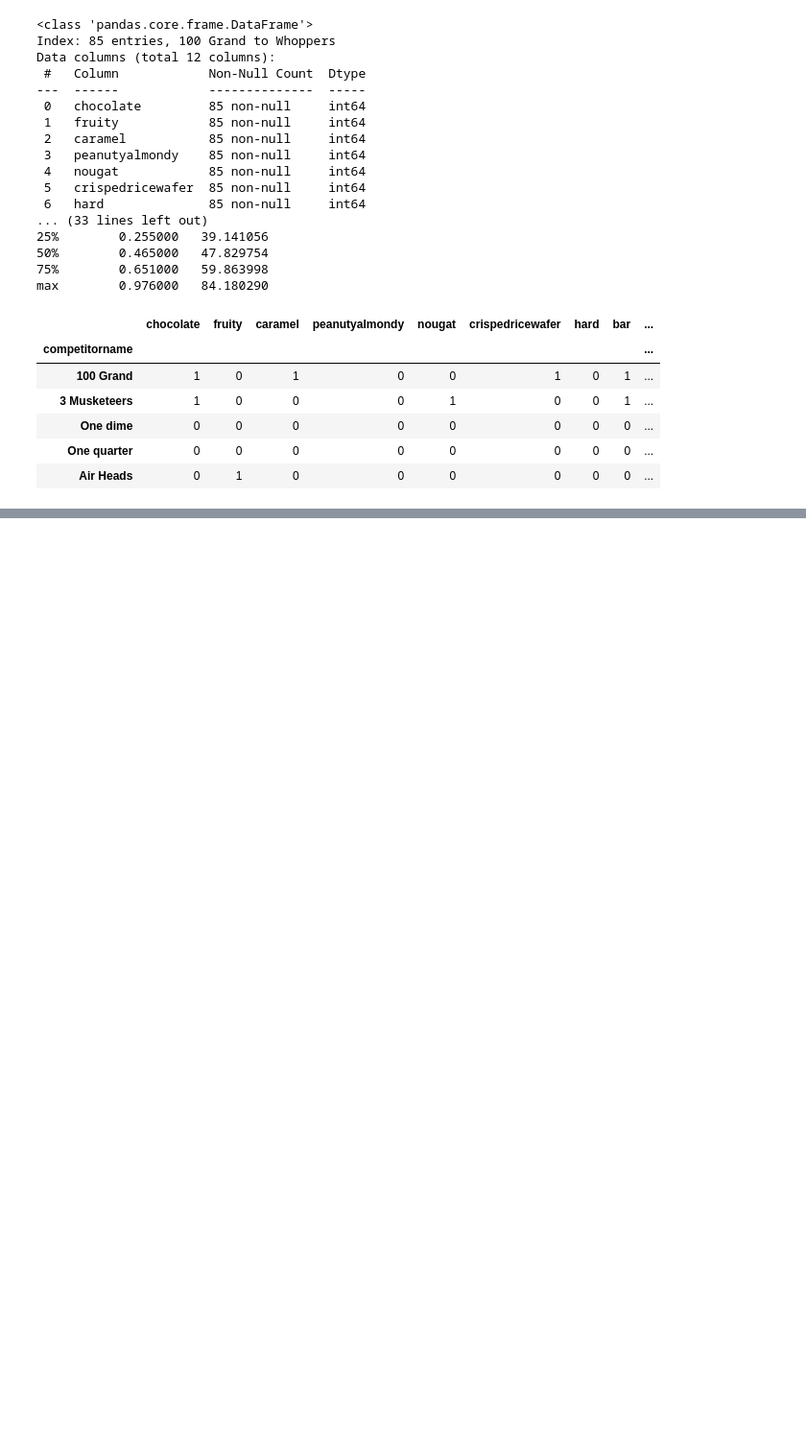
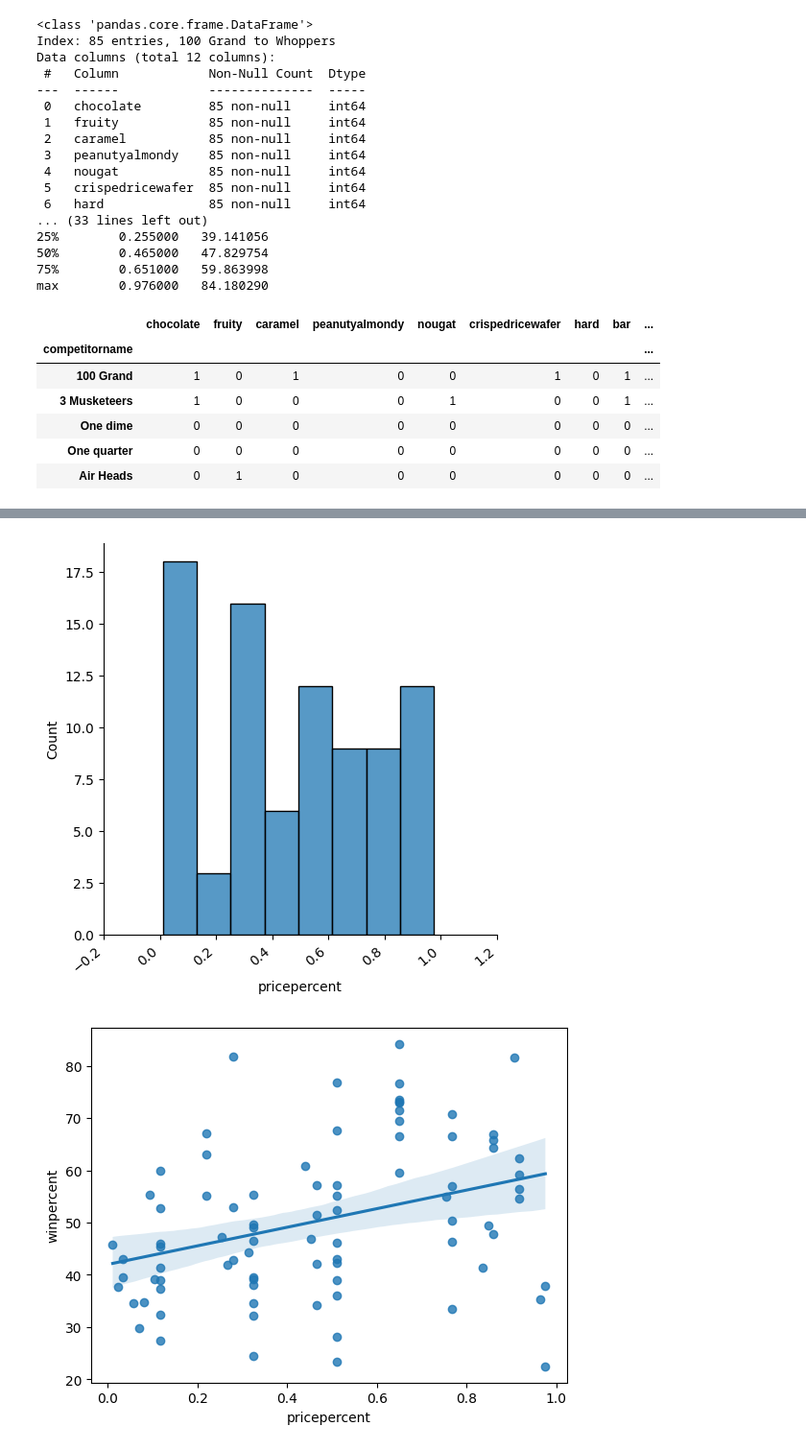
Before and after one commit to amanda8412383/candy_ranking, a Jupyter notebook: etl.ipynb, the cells around one changed output, grey strips where cells are left out. Shown: that part at 96% size. Saved outputs shown, nothing was run; the diff lists cells and outputs as text; code cells hidden in the pictures; blank space fills up the shorter version.

```diff
--- a/etl.ipynb
+++ b/etl.ipynb
@@ -32,0 +57,5 @@ max        0.976000   84.180290
+# %%
+dist_reg_numerische_variable(df, 'pricepercent')
+# %% [output]
+[figure, added]
+[figure, added]
```
Also changed, not shown: parts of 9 cells of this notebook.
